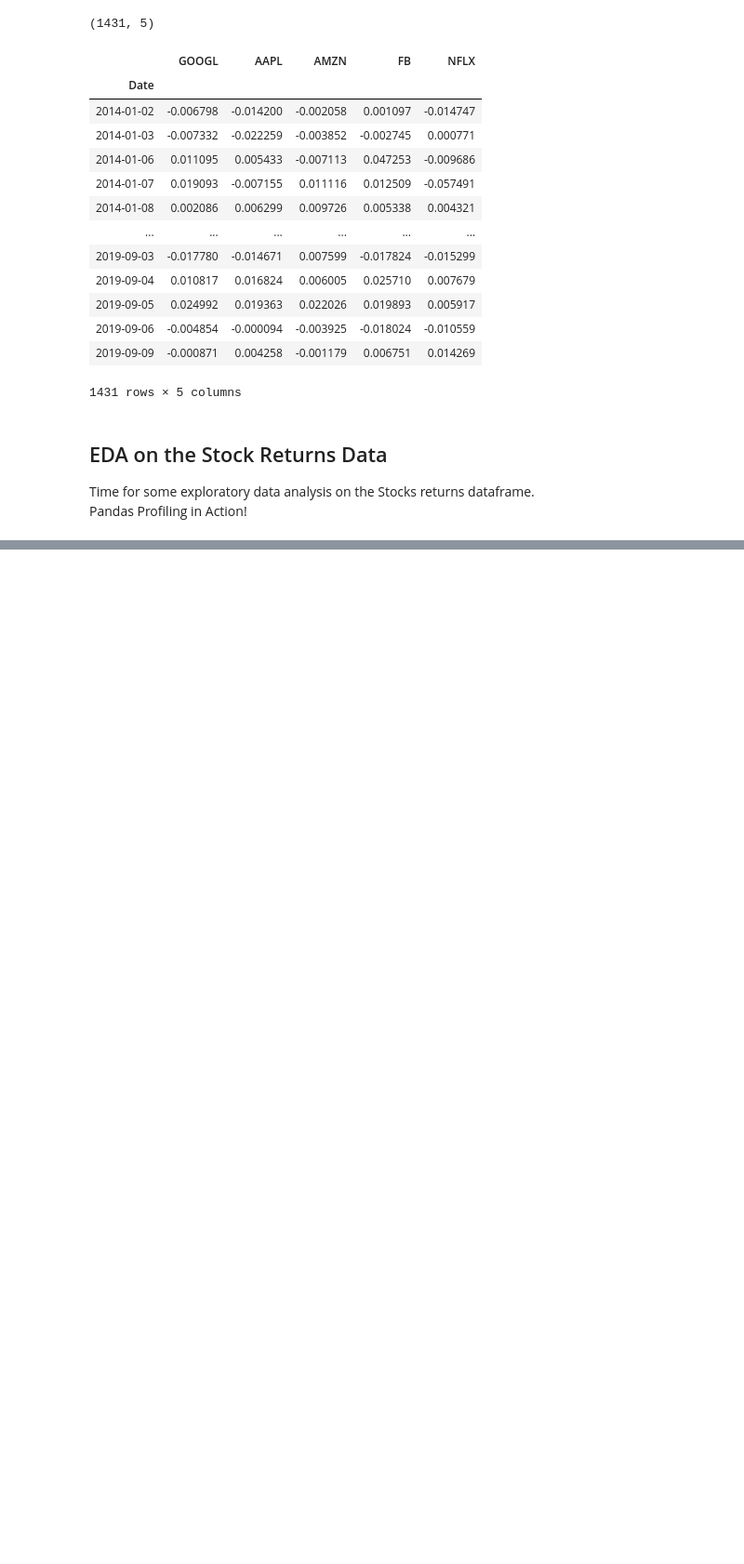
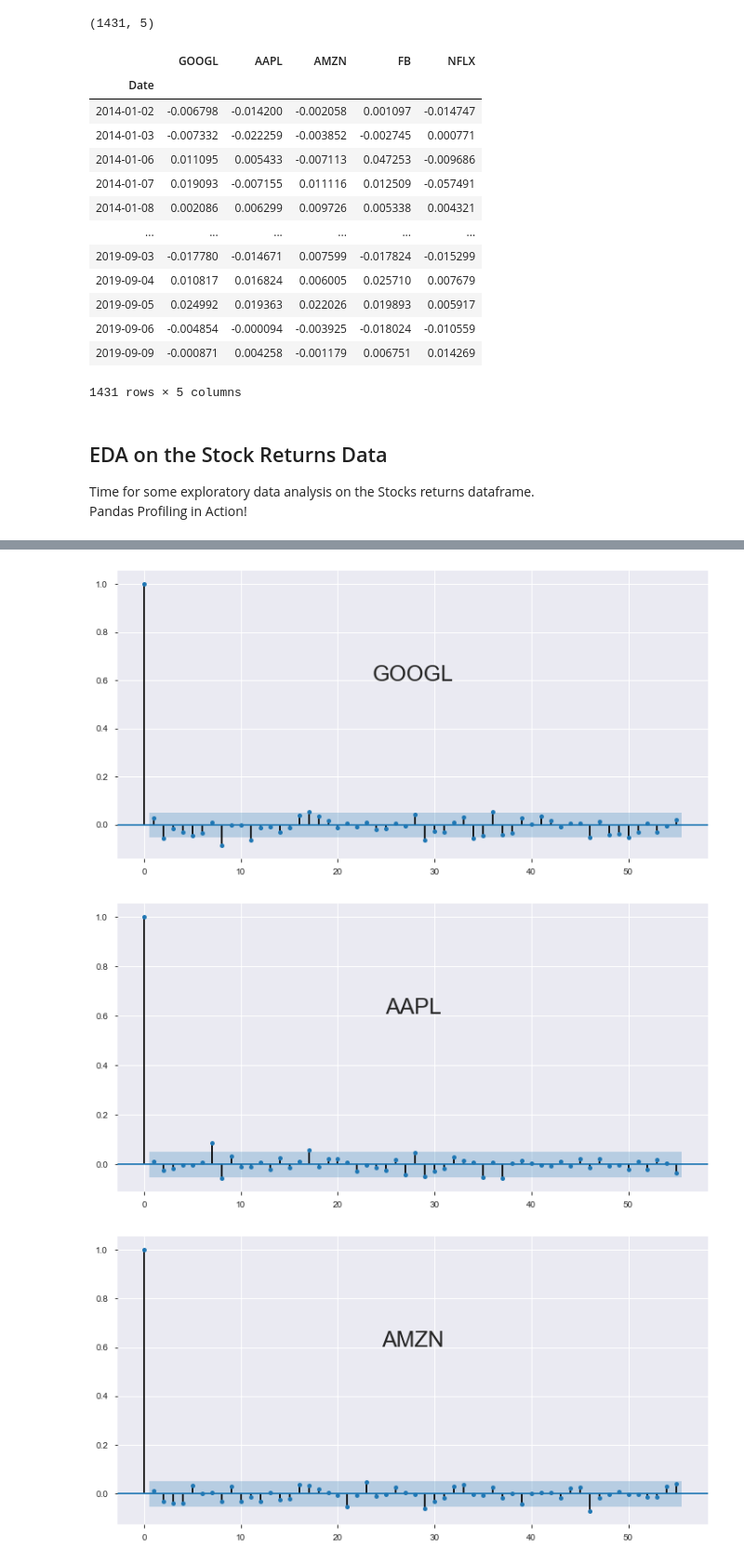
Before and after one commit to pranjalchaubey/Regression-On-Stock-Prices, a Jupyter notebook: src/regression_on_stocks.ipynb, the cells around one changed output, grey strips where cells are left out. Shown at 93% size. Cells and saved outputs as stored; diff of their text form; code cells hidden in the pictures; blank space fills up the shorter version.

Commit message:
feat: Partial Autocorrelation Analysis
Analyzed the partial autocorrelations of various stock return time series.

```diff
--- a/src/regression_on_stocks.ipynb
+++ b/src/regression_on_stocks.ipynb
@@ -132,0 +137,35 @@ Accurately predicting them is going to be hard.
+# %%
+# Set the size of the plots
+plt.rcParams['figure.figsize'] = [12, 6]
+# %%
+def plot_partial_autocorr(series, plot_title, lags):
+    """
+    Plots the partial autocorrelations plots.
+
+    Parameters
+    ----------
+    series : Pandas Series
+        Time series whose partial autocorrelations are to be
+        plotted.
+    plot_title : String
+        Title of the plot.
+    lag : integer
+        Lag for the partial autocorrelation plots.
+
+    Returns
+    -------
+    None. Just plots the plot.
+    """
+
+    plot_pacf(series, lags=lags)
+    plt.title(plot_title, fontdict={'fontsize':25}, x=0.5, y=0.6)
+    plt.show()
+
+    return None
+# %%
+for column in stock_returns.columns:
+    plot_partial_autocorr(series=stock_returns[column], plot_title=column, lags=55)
+# %% [output]
+[figure, added]
+[figure, added]
+[figure, added]
```
Also changed, not shown: parts of 4 cells of this notebook.
